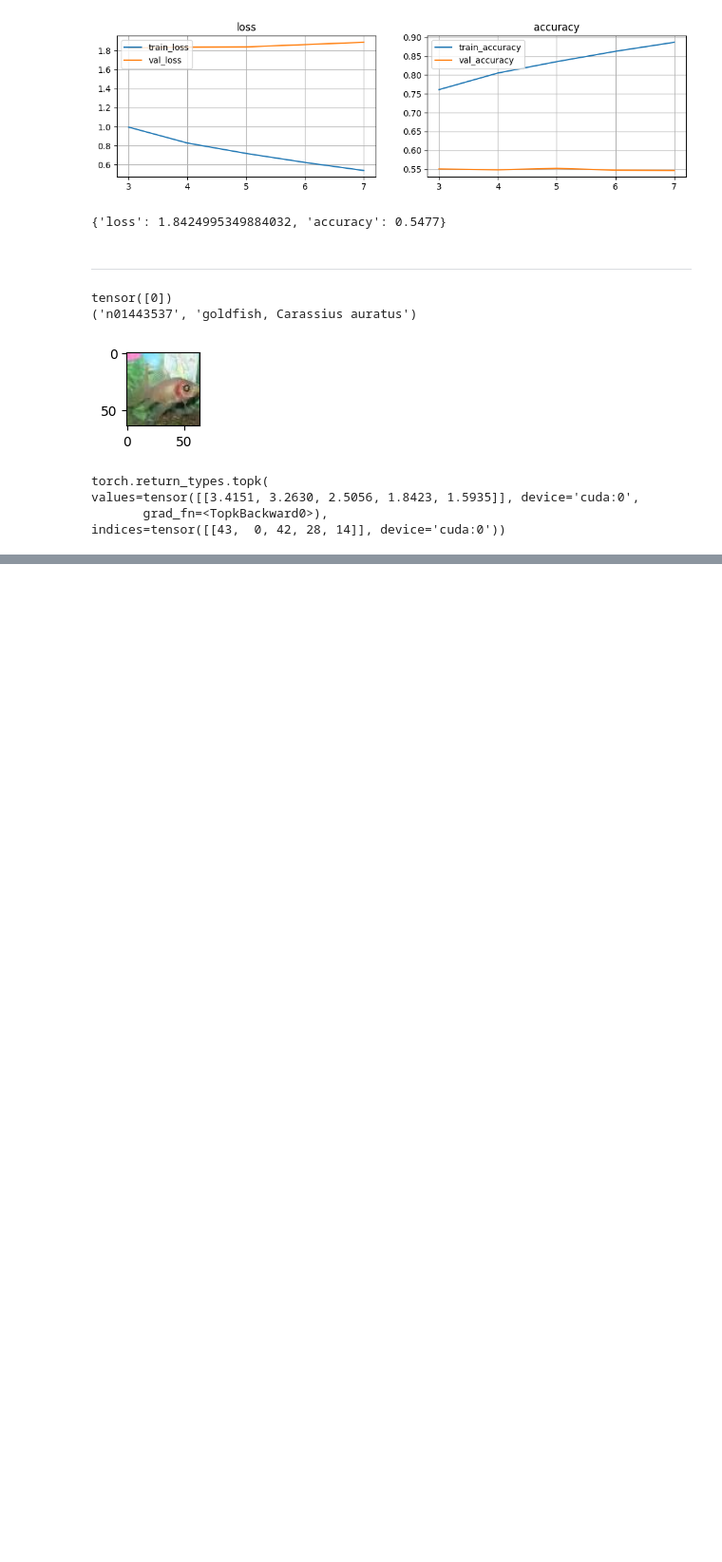
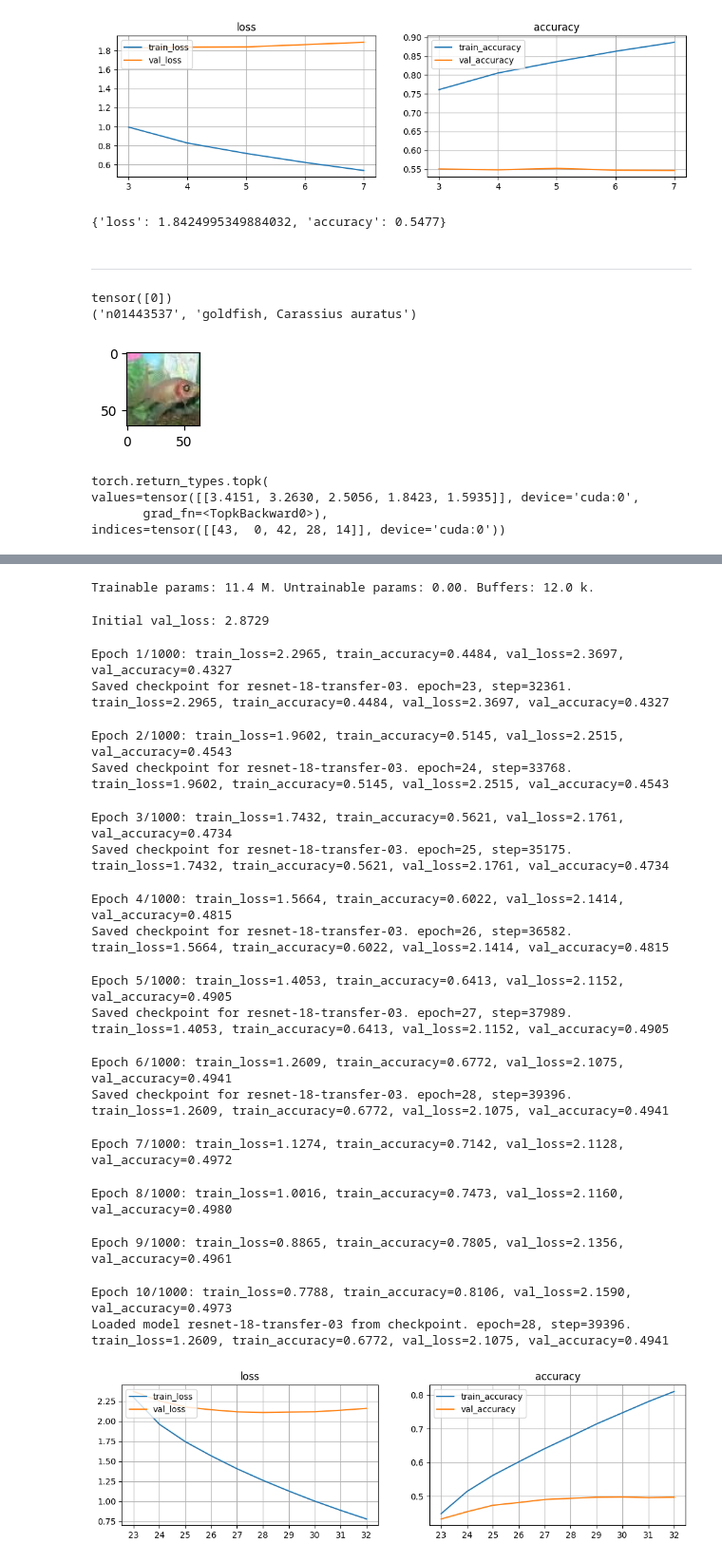
Before and after one commit to vaharoni/cv-sprint, a Jupyter notebook: models/04-resnet-02.ipynb, the cells around one changed output, grey strips where cells are left out. Shown at 95% size. Cells and saved outputs as stored; diff of their text form; code cells hidden in the pictures; blank space fills up the shorter version.

```diff
--- a/models/04-resnet-02.ipynb
+++ b/models/04-resnet-02.ipynb
@@ -215,3 +179,29 @@ values=tensor([[3.4151, 3.2630, 2.5056, 1.8423, 1.5935]], device='cuda:0',
 indices=tensor([[43,  0, 42, 28, 14]], device='cuda:0'))
 # %%
 train_dl, valid_dl, test_dl, classes = utils.make_cifar_dataloaders()
+# %%
+class ResNet18Transfer2(nn.Module):
+    def __init__(self):
+        super().__init__()
+        self.pretrained = torchvision.models.resnet18(weights=torchvision.models.ResNet18_Weights.DEFAULT).to(utils.device)
+        for mod in self.pretrained.parameters():
+            mod.requires_grad = False
+        self.pretrained.fc = nn.Sequential(
+            nn.Linear(512, 256),
+            nn.ReLU(True),
+            nn.Linear(256, 200)
+        )
+
+    def forward(self, x):
+        x = self.pretrained(x)
+        return x
+# %%
+model2 = utils.register_model(
+    'resnet-18-transfer-03',
+    ResNet18Transfer2(),
+    'Attempt to lock the pretraining weights all together and just trin the final classifier'
+).setup(
+    loss_fn_cls=nn.CrossEntropyLoss,
+    optimizer_cls=torch.optim.Adam,
+    optimizer_args=dict(lr=1e-4, weight_decay=5e-4)
+)
@@ -217,0 +212,3 @@ train_dl, valid_dl, test_dl, classes = utils.make_cifar_dataloaders()
+# %%
+hist = model2.train(train_dl, valid_dl, epochs=1000, patience=4, metrics=[utils.metric_accuracy])
+utils.plot_metrics(hist)
@@ -217,0 +240,35 @@ train_dl, valid_dl, test_dl, classes = utils.make_cifar_dataloaders()
+# %%
+for param in model2.model.parameters():
+    param.requires_grad = True
+
+model2.print_params(False)
+# %% [output]
+Trainable params: 11.4 M. Untrainable params: 0.00. Buffers: 12.0 k.
+# %%
+model2.compile(
+    loss_fn_cls=nn.CrossEntropyLoss,
+    optimizer_cls=torch.optim.Adam,
+    optimizer_args=dict(lr=1e-5, weight_decay=5e-4)
+)
+hist = model2.train(train_dl, valid_dl, epochs=1000, patience=4, metrics=[utils.metric_accuracy])
+utils.plot_metrics(hist)
+# %% [output]
+Initial val_loss: 2.8729
+Epoch 1/1000: train_loss=2.2965, train_accuracy=0.4484, val_loss=2.3697, val_accuracy=0.4327
+Saved checkpoint for resnet-18-transfer-03. epoch=23, step=32361. train_loss=2.2965, train_accuracy=0.4484, val_loss=2.3697, val_accuracy=0.4327
+Epoch 2/1000: train_loss=1.9602, train_accuracy=0.5145, val_loss=2.2515, val_accuracy=0.4543
+Saved checkpoint for resnet-18-transfer-03. epoch=24, step=33768. train_loss=1.9602, train_accuracy=0.5145, val_loss=2.2515, val_accuracy=0.4543
+Epoch 3/1000: train_loss=1.7432, train_accuracy=0.5621, val_loss=2.1761, val_accuracy=0.4734
+Saved checkpoint for resnet-18-transfer-03. epoch=25, step=35175. train_loss=1.7432, train_accuracy=0.5621, val_loss=2.1761, val_accuracy=0.4734
+Epoch 4/1000: train_loss=1.5664, train_accuracy=0.6022, val_loss=2.1414, val_accuracy=0.4815
+Saved checkpoint for resnet-18-transfer-03. epoch=26, step=36582. train_loss=1.5664, train_accuracy=0.6022, val_loss=2.1414, val_accuracy=0.4815
+Epoch 5/1000: train_loss=1.4053, train_accuracy=0.6413, val_loss=2.1152, val_accuracy=0.4905
+Saved checkpoint for resnet-18-transfer-03. epoch=27, step=37989. train_loss=1.4053, train_accuracy=0.6413, val_loss=2.1152, val_accuracy=0.4905
+Epoch 6/1000: train_loss=1.2609, train_accuracy=0.6772, val_loss=2.1075, val_accuracy=0.4941
+Saved checkpoint for resnet-18-transfer-03. epoch=28, step=39396. train_loss=1.2609, train_accuracy=0.6772, val_loss=2.1075, val_accuracy=0.4941
+Epoch 7/1000: train_loss=1.1274, train_accuracy=0.7142, val_loss=2.1128, val_accuracy=0.4972
+Epoch 8/1000: train_loss=1.0016, train_accuracy=0.7473, val_loss=2.1160, val_accuracy=0.4980
+Epoch 9/1000: train_loss=0.8865, train_accuracy=0.7805, val_loss=2.1356, val_accuracy=0.4961
+Epoch 10/1000: train_loss=0.7788, train_accuracy=0.8106, val_loss=2.1590, val_accuracy=0.4973
+Loaded model resnet-18-transfer-03 from checkpoint. epoch=28, step=39396. train_loss=1.2609, train_accuracy=0.6772, val_loss=2.1075, val_accuracy=0.4941
+[figure, added]
```
Also changed, not shown: parts of 82 cells of this notebook, 2 other files.
